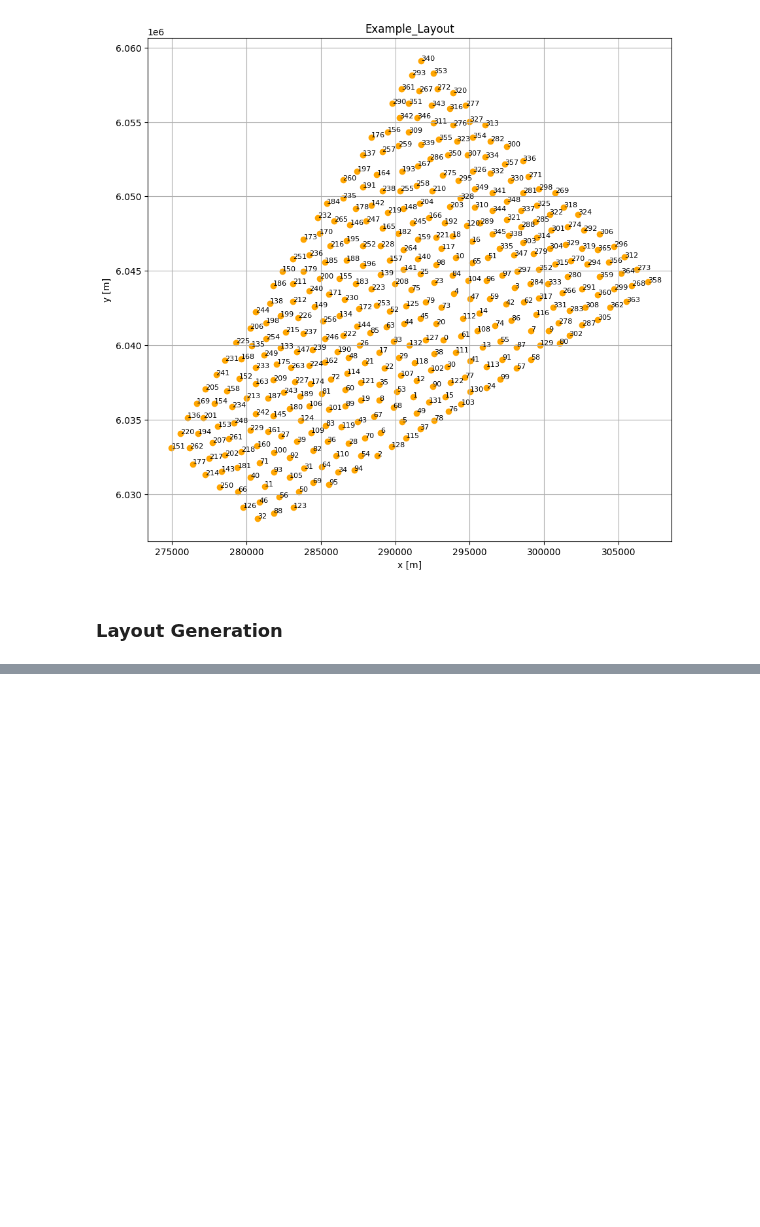
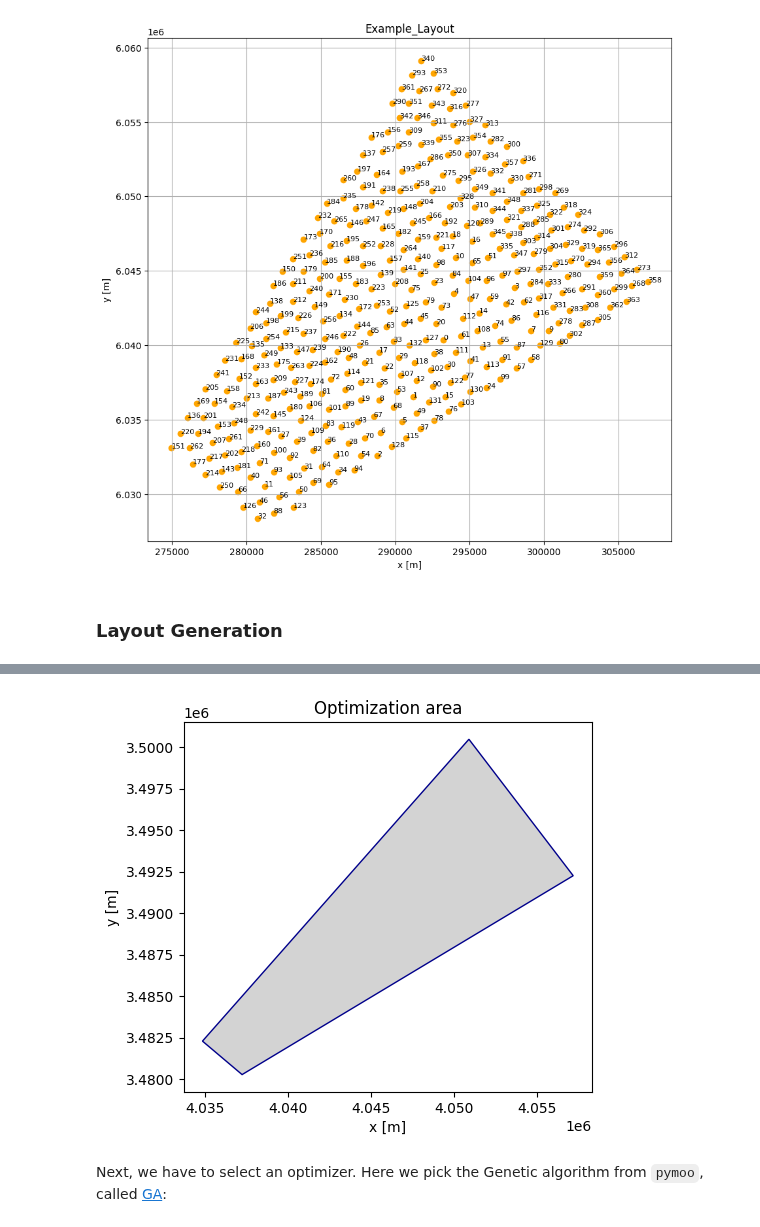
Before and after one commit to boujuan/StudentProject-Yield-Predictions-Offshore, a Jupyter notebook: Foxes_Pascal.ipynb, the cells around one changed output, grey strips where cells are left out. Drawn from its saved outputs; the diff is of its cells as text; code cells hidden in the pictures; blank space fills up the shorter version.

```diff
--- a/Foxes_Pascal.ipynb
+++ b/Foxes_Pascal.ipynb
@@ -98,0 +125,28 @@ farm = foxes.WindFarm(name="my_farm")
+# %%
+
+# 2. The so-called optimization problem defines the variables that the optimizer will vary later.
+#  Here it is a regular grid of points, whose origin, grid spacing and rotation agains the x-axis are the optimization variables:
+
+D = 100 # the rotor diameter
+
+# Farm layout turbine positioning problems.
+# GeomLayout        ##  A layout within a boundary geometry, purely defined by geometrical optimization (no wakes).
+# GeomRegGrid       ##  A regular grid within a boundary geometry.
+# GeomLayoutGridded ##  A layout within a boundary geometry, purely defined by geometrical optimization (no wakes), on a fixes background point grid.
+# GeomRegGrids      ##  A regular grid within a boundary geometry.
+
+
+problem = grg.GeomRegGrid(
+    boundary,
+    n_turbines=60,  # the number of turbines to be placed
+    min_dist=3*D,   # the minimal distance between turbines
+    #D=D            # this avoids that rotor blades can reach out of area
+)
+
+problem.add_objective(grg.MaxDensity(problem, dfactor=2)) #objective function, which maximizes the grid spacing:
+
+# 3. Finally, we add a constraint that considers only valid layouts, for which exactly N points lie within the area.
+# Afterwards, the problem setup is complete and we can initialize it:
+problem.add_constraint(grg.Valid(problem))
+problem.initialize()
+#farm = foxes.WindFarm(name="my_farm")
@@ -98,0 +172,8 @@ farm = foxes.WindFarm(name="my_farm")
+# %%
+# This is what the wind farm area looks like:
+problem.get_fig()
+plt.show()
+# %% [output]
+[figure, added]
+# %% [markdown]
+Next, we have to select an optimizer. Here we pick the Genetic algorithm from `pymoo`, called [GA](https://pymoo.org/algorithms/soo/ga.html):
```
Also changed, not shown: parts of 9 cells of this notebook, 1 other file.
